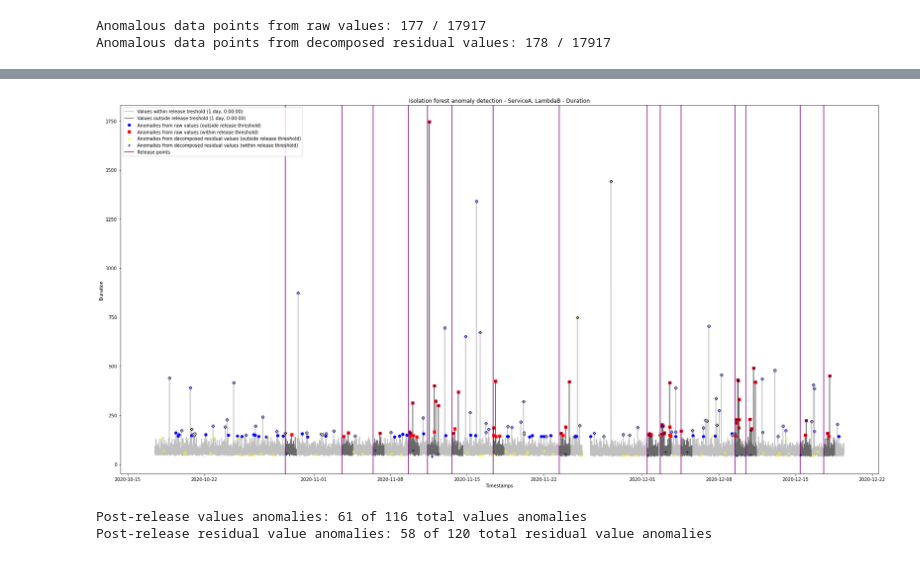
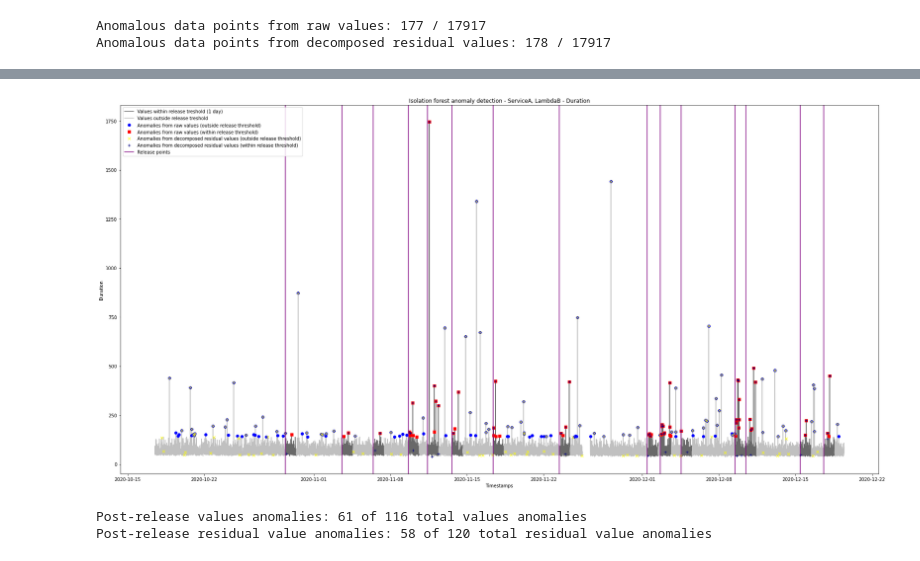
Before and after one commit to Matt-RJ/fyp-anomaly-detection, a Jupyter notebook: isolation-forest.ipynb, the cells around one changed output, grey strips where cells are left out. Drawn from its saved outputs; the diff is of its cells as text; code cells hidden in the pictures.

Commit message:
Fixed k-means bugs, added graph functions.

```diff
--- a/isolation-forest.ipynb
+++ b/isolation-forest.ipynb
@@ -14,9 +14,9 @@ METRIC_SLICE = None
 # METRIC_SLICE = [5000, 8000] # Optional array for using only a slice of the whole metric e.g. [5000, 8000] will use df[5000:8000] later on
 
 STL_DECOMP_PERIOD = 588 # (Int, required) Period for stl decomposition. See https://www.statsmodels.org/stable/generated/statsmodels.tsa.seasonal.seasonal_decompose.html
-GRAPH_GAP_TRESHOLD = timedelta(hours=2) # (Timedelta, required) Timestamp difference limit between two adjacent data points. No line is drawn between the points for greater values.
+GRAPH_GAP_THRESHOLD = timedelta(hours=2) # (Timedelta, required) Timestamp difference limit between two adjacent data points. No line is drawn between the points for greater values.
 ANOMALY_NEIGHBOR_LIMIT = 1 # (Int, optional) Minimum number of anomalies in a row. Anomalies under this number are removed.
-POST_RELEASE_TRESHOLD = timedelta(days=1) # (Timedelta, optional) If defined, all anomalies after a release date within the treshold will be summed up and marked in the final graph.
+POST_RELEASE_THRESHOLD = timedelta(days=1) # (Timedelta, optional) If defined, all anomalies after a release date within the threshold will be summed up and marked in the final graph.
 # %%
 import pandas as pd
 import numpy as np
@@ -109,5 +109,5 @@ Dropped 1 out of scope release date(s)
 # %%
-df_test = util.calculate_post_release_feature(df_test, POST_RELEASE_TRESHOLD)
+df_test = util.calculate_post_release_feature(df_test, POST_RELEASE_THRESHOLD)
 df_test.loc[df_test.Post_Release == 1]
 # %% [output]
 |  | Timestamps | Values | Release_Point | Post_Release |
@@ -160,0 +163,3 @@ df_test.loc[df_test['Release_Point'] == 1]
+# %%
+df_test['Gap'] = (df.Timestamps.diff() >= GRAPH_GAP_THRESHOLD).astype(int)
+print(df_test.loc[df_test['Gap'] == 1])
@@ -287,3 +292,0 @@ Anomalous data points from decomposed residual values: 178 / 17917
-# %%
-df_test['Gap'] = (df.Timestamps.diff() >= GRAPH_GAP_TRESHOLD).astype(int)
-print(df_test.loc[df_test['Gap'] == 1])
@@ -316,16 +310,15 @@ plt.figure(figsize=(30,15))
 plt.xlabel("Timestamps")
 plt.ylabel('Duration' if METRIC == 'Duration' else 'Concurrent Executions')
 
+# Close to release
+mc = ma.array(df.Values.values)
+mc[(df_test.Post_Release == 0) | (df_test.Gap)] = ma.masked
+plt.plot(df_test.Timestamps.values, mc, color='dimgrey')
 
 # Not close to release
 mc = ma.array(df.Values.values)
 mc[(df_test.Post_Release == 1) | (df_test.Gap)] = ma.masked
 plt.plot(df_test.Timestamps.values, mc, color='silver')
-
-# Close to release
-mc = ma.array(df.Values.values)
-mc[(df_test.Post_Release == 0) | (df_test.Gap)] = ma.masked
-plt.plot(df_test.Timestamps.values, mc, color='dimgrey')
 
 plt.plot(values_anomalies.Timestamps, values_anomalies.Values, 'o', color='blue')
 plt.plot(post_release_values_anomalies.Timestamps, post_release_values_anomalies.Values, 's', color='red')
@@ -335,36 +328,36 @@ plt.plot(post_release_residual_values_anomalies.Timestamps, post_release_residua
 
 # Release date lines
 for release in release_points.Timestamps:
     plt.axvline(release, color='purple')
 
 plt.title(f'Isolation forest anomaly detection - {SERVICE}, {LAMBDA} - {METRIC}')
 plt.legend([
-    f'Values within release treshold ({POST_RELEASE_TRESHOLD})',
-    f'Values outside release treshold ({POST_RELEASE_TRESHOLD})',
+    f'Values within release threshold ({POST_RELEASE_THRESHOLD.days} day)',
+    f'Values outside release threshold',
     'Anomalies from raw values (outside release threshold)',
     'Anomalies from raw values (within release threshold)',
     'Anomalies from decomposed residual values (outside release threshold)',
     'Anomalies from decomposed residual values (within release threshold)',
     'Release points'
 ], loc=2)
 
 # plt.ylim(0, 2000)
 
 # Output .png & .pdf files
 import os
 
 savedir = f'{os.getcwd()}\\output\\isolation-forest\\{SERVICE}\\{LAMBDA}'
 if not os.path.exists(savedir):
     os.makedirs(savedir)
 plt.savefig(f'{savedir}\\{METRIC}.pdf', transparent=True, bbox_tight="inches")
 plt.savefig(f'{savedir}\\{METRIC}.png')
 
 plt.show()
 
 print(f'Post-release values anomalies: {len(post_release_values_anomalies)} of {len(values_anomalies)} total values anomalies')
 print(f'Post-release residual value anomalies: {len(post_release_residual_values_anomalies)} of {len(residual_values_anomalies)} total residual value anomalies')
 # %% [output]
-[figure, old version]
+[figure, new version]
 Post-release values anomalies: 61 of 116 total values anomalies
 Post-release residual value anomalies: 58 of 120 total residual value anomalies
 # %%
```
Also changed, not shown: parts of 8 cells of this notebook, 2 other files.
